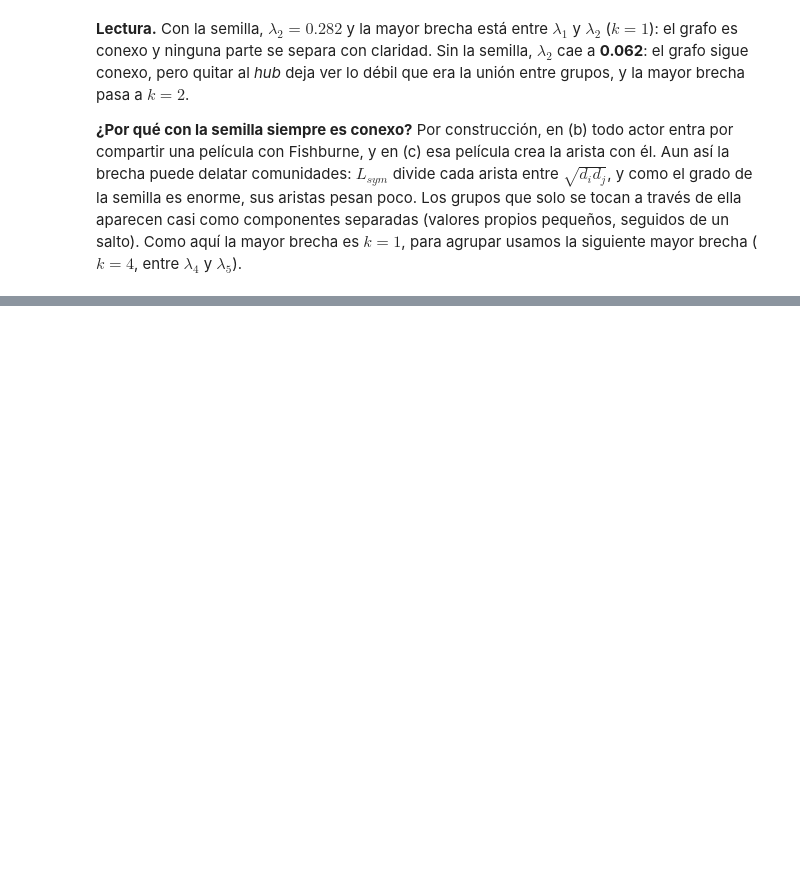
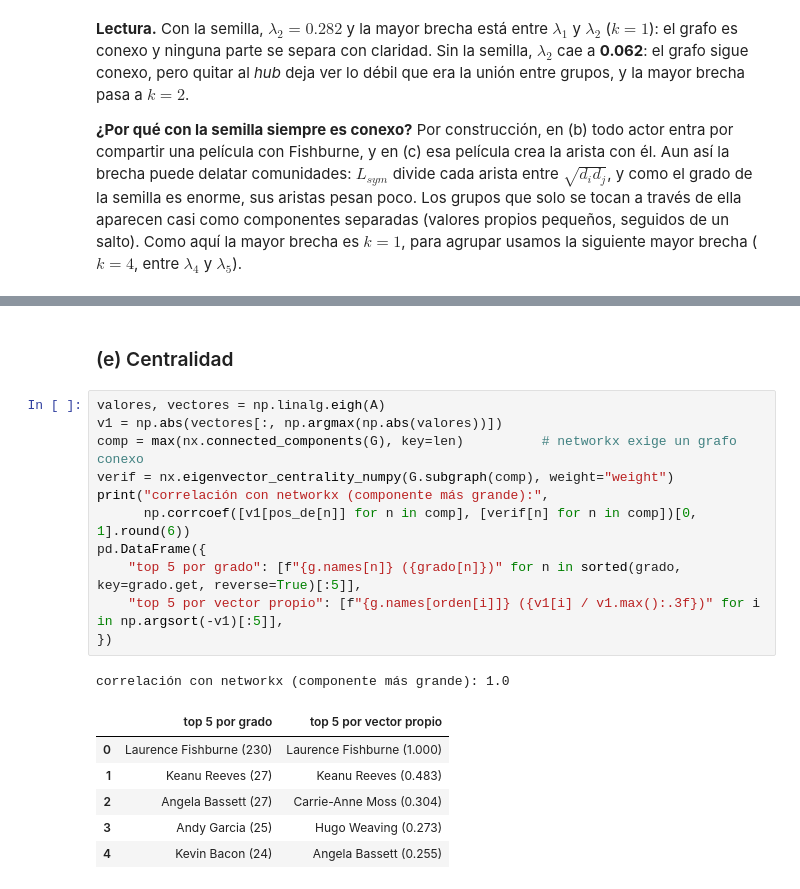
Before and after one commit to NohelEstradaP/grafo-colaboracion-laurence-fishburne, a Jupyter notebook: fishburne.ipynb, the cells around one changed output, grey strips where cells are left out. Cells and saved outputs as stored; diff of their text form; blank space fills up the shorter version.

```diff
--- a/fishburne.ipynb
+++ b/fishburne.ipynb
@@ -238,0 +316,21 @@ brecha es $k=1$, para agrupar usamos la siguiente mayor brecha ($k = 4$, entre $
+# %% [markdown]
+### (e) Centralidad
+# %%
+valores, vectores = np.linalg.eigh(A)
+v1 = np.abs(vectores[:, np.argmax(np.abs(valores))])
+comp = max(nx.connected_components(G), key=len)          # networkx exige un grafo conexo
+verif = nx.eigenvector_centrality_numpy(G.subgraph(comp), weight="weight")
+print("correlación con networkx (componente más grande):",
+      np.corrcoef([v1[pos_de[n]] for n in comp], [verif[n] for n in comp])[0, 1].round(6))
+pd.DataFrame({
+    "top 5 por grado": [f"{g.names[n]} ({grado[n]})" for n in sorted(grado, key=grado.get, reverse=True)[:5]],
+    "top 5 por vector propio": [f"{g.names[orden[i]]} ({v1[i] / v1.max():.3f})" for i in np.argsort(-v1)[:5]],
+})
+# %% [output]
+correlación con networkx (componente más grande): 1.0
+|  | top 5 por grado | top 5 por vector propio |
+| 0 | Laurence Fishburne (230) | Laurence Fishburne (1.000) |
+| 1 | Keanu Reeves (27) | Keanu Reeves (0.483) |
+| 2 | Angela Bassett (27) | Carrie-Anne Moss (0.304) |
+| 3 | Andy Garcia (25) | Hugo Weaving (0.273) |
+| 4 | Kevin Bacon (24) | Angela Bassett (0.255) |
```
Also changed, not shown: parts of 8 cells of this notebook, 1 other file.
